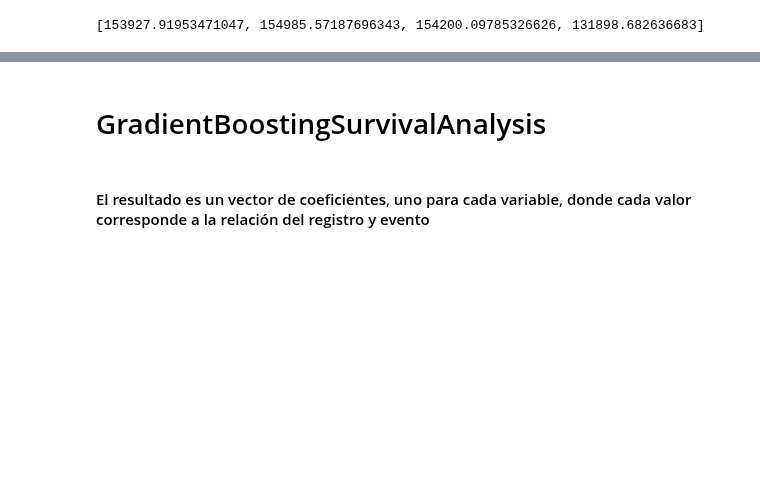
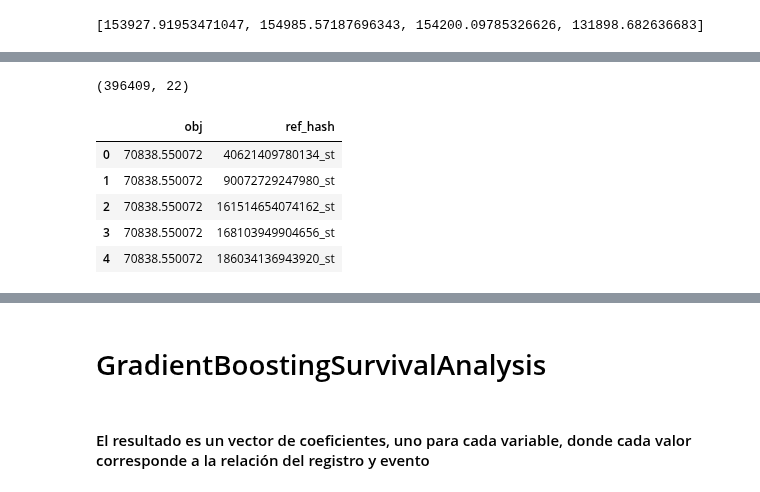
Before and after one commit to alepenaa94/Datos_2019_tp2, a Jupyter notebook: Algoritmos_ML/Algoritmos.ipynb, the cells around one changed output, grey strips where cells are left out. Cells and saved outputs as stored; diff of their text form; code cells hidden in the pictures; blank space fills up the shorter version.

Commit message:
agrego feature y se realiza predicciones finales

```diff
--- a/Algoritmos_ML/Algoritmos.ipynb
+++ b/Algoritmos_ML/Algoritmos.ipynb
@@ -174,0 +162,33 @@ score_sc
+# %%
+target['device_id'] = (target['ref_hash'].str.split('_').str[0]).astype('int64')
+
+features_por_ventana[4] = pd.merge(features_por_ventana[4],
+                                  target[['device_id']].drop_duplicates(),
+                                  on='device_id',
+                                  how='outer')
+# %%
+features_por_ventana[4].shape
+# %% [output]
+(396409, 22)
+# %%
+from sksurv.column import categorical_to_numeric
+i = 4
+features_por_ventana[i].replace([np.inf, -np.inf],0,inplace=True)
+features_por_ventana[i]['tipo_evento'] = features_por_ventana[i]['tipo_evento'].astype('category')
+features_por_ventana[i]['wifi'] = features_por_ventana[i]['wifi'].astype('category')
+features_por_ventana[i]['kind'] = features_por_ventana[i]['kind'].astype('category')
+features_por_ventana[i]['device_os_version'] = features_por_ventana[i]['device_os_version'].astype('category')
+features_por_ventana[i]['prediccion_ventana_st_0'] = 0
+features_por_ventana[i]['prediccion_ventana_st_1'] = 0
+features_por_ventana[i]['prediccion_ventana_st_2'] = 0
+features_por_ventana[i]['prediccion_ventana_st_3'] = 0
+features_por_ventana[i]['prediccion_ventana_st_4'] = 0
+features_por_ventana[i]['prediccion_ventana_st_5'] = 0
+features_por_ventana[i]['prediccion_ventana_sc_0'] = 0
+features_por_ventana[i]['prediccion_ventana_sc_1'] = 0
+features_por_ventana[i]['prediccion_ventana_sc_2'] = 0
+features_por_ventana[i]['prediccion_ventana_sc_3'] = 0
+features_por_ventana[i]['prediccion_ventana_sc_4'] = 0
+features_por_ventana[i]['prediccion_ventana_sc_5'] = 0
+features_por_ventana[i] = categorical_to_numeric(features_por_ventana[i])
+features_por_ventana[i].fillna(0,inplace=True)
@@ -174,0 +205,9 @@ score_sc
+# %%
+df1.head()
+# %% [output]
+|  | obj | ref_hash |
+| 0 | 70838.550072 | 40621409780134_st |
+| 1 | 70838.550072 | 90072729247980_st |
+| 2 | 70838.550072 | 161514654074162_st |
+| 3 | 70838.550072 | 168103949904656_st |
+| 4 | 70838.550072 | 186034136943920_st |
```
Also changed, not shown: parts of 17 cells of this notebook, 1 other file.
